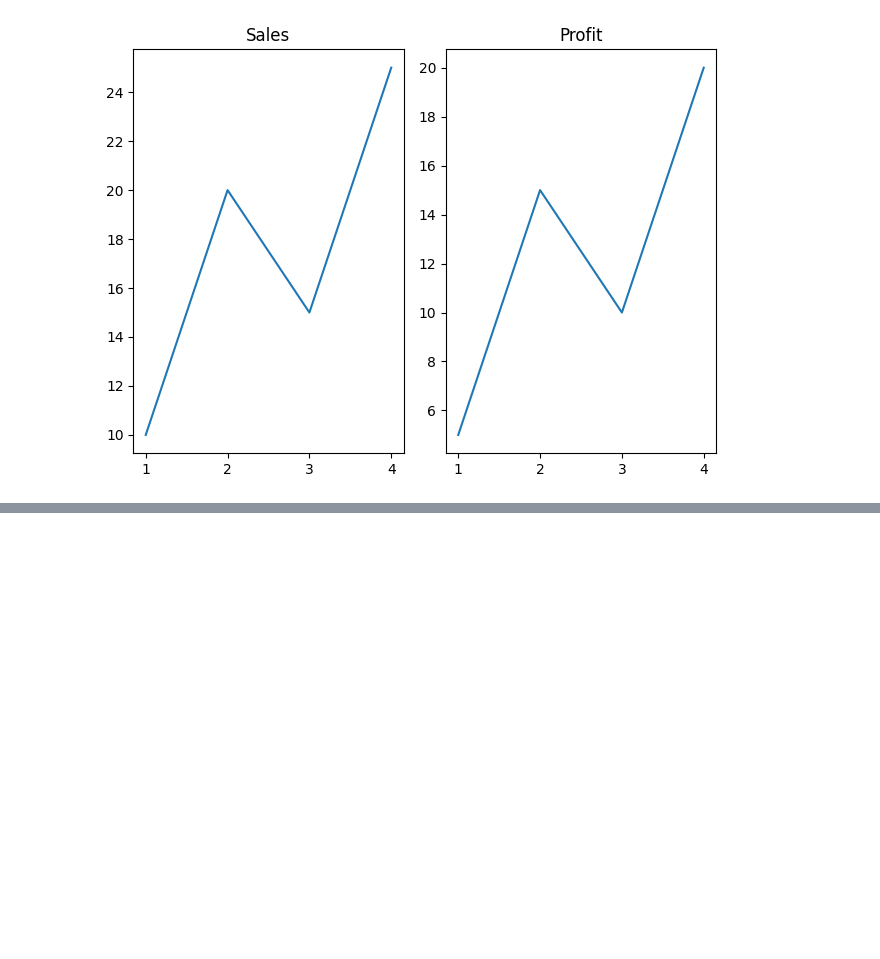
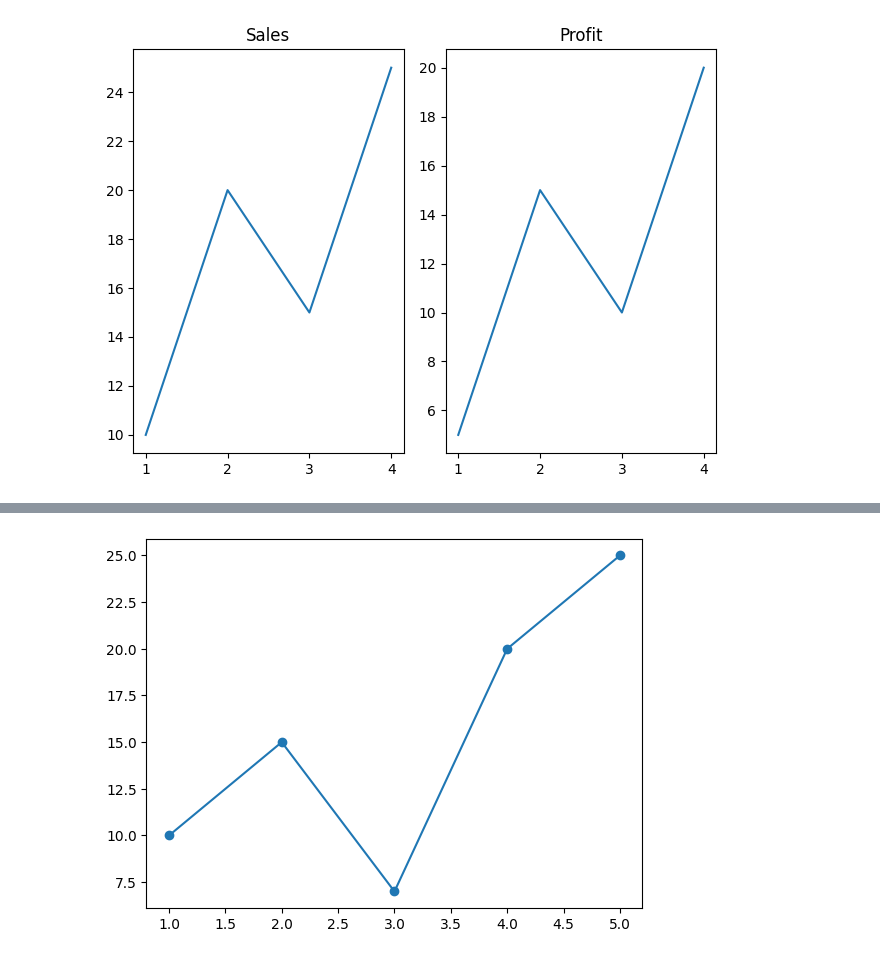
Before and after one commit to hady872/AI_Learning_Journey, a Jupyter notebook: matplotlib_course/matplotlib_ai.ipynb, the cells around one changed output, grey strips where cells are left out. Saved outputs shown, nothing was run; the diff lists cells and outputs as text; code cells hidden in the pictures; blank space fills up the shorter version.

```diff
--- a/matplotlib_course/matplotlib_ai.ipynb
+++ b/matplotlib_course/matplotlib_ai.ipynb
@@ -161,0 +172,5 @@ plt.show()
+# %%
+plt.plot(x, y, marker="o")
+plt.show()
+# %% [output]
+[figure, added]
```
Also changed, not shown: parts of 9 cells of this notebook.
